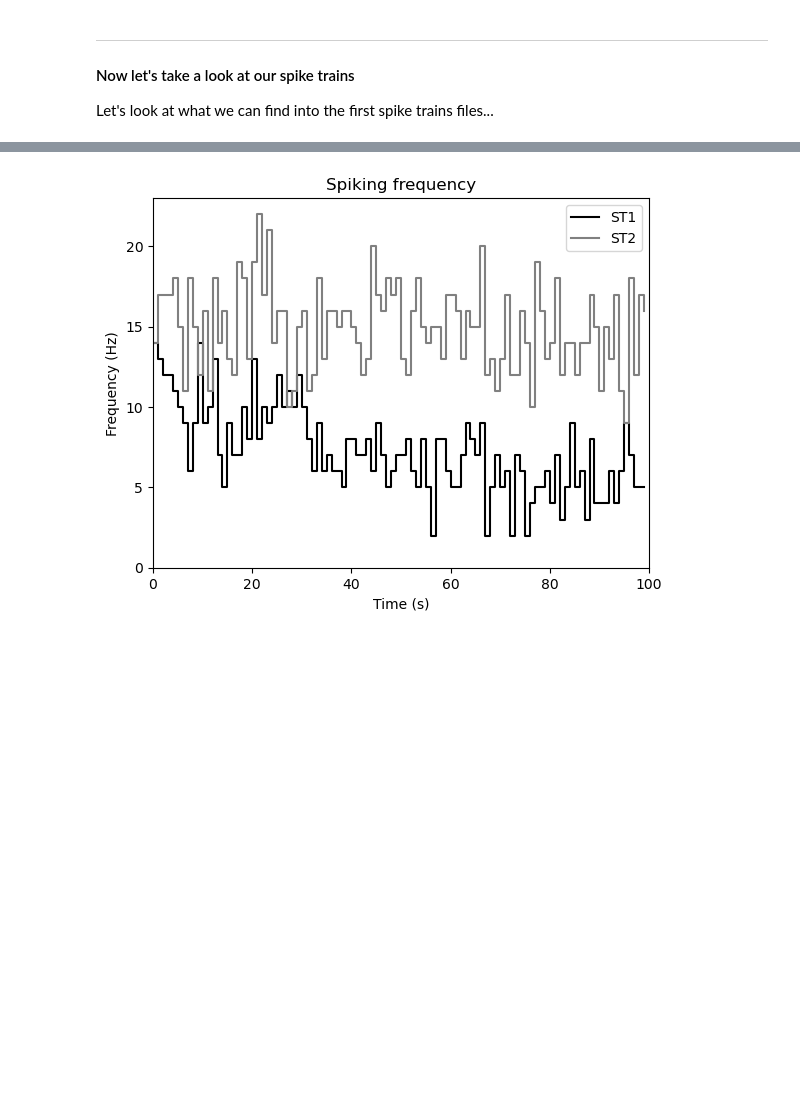
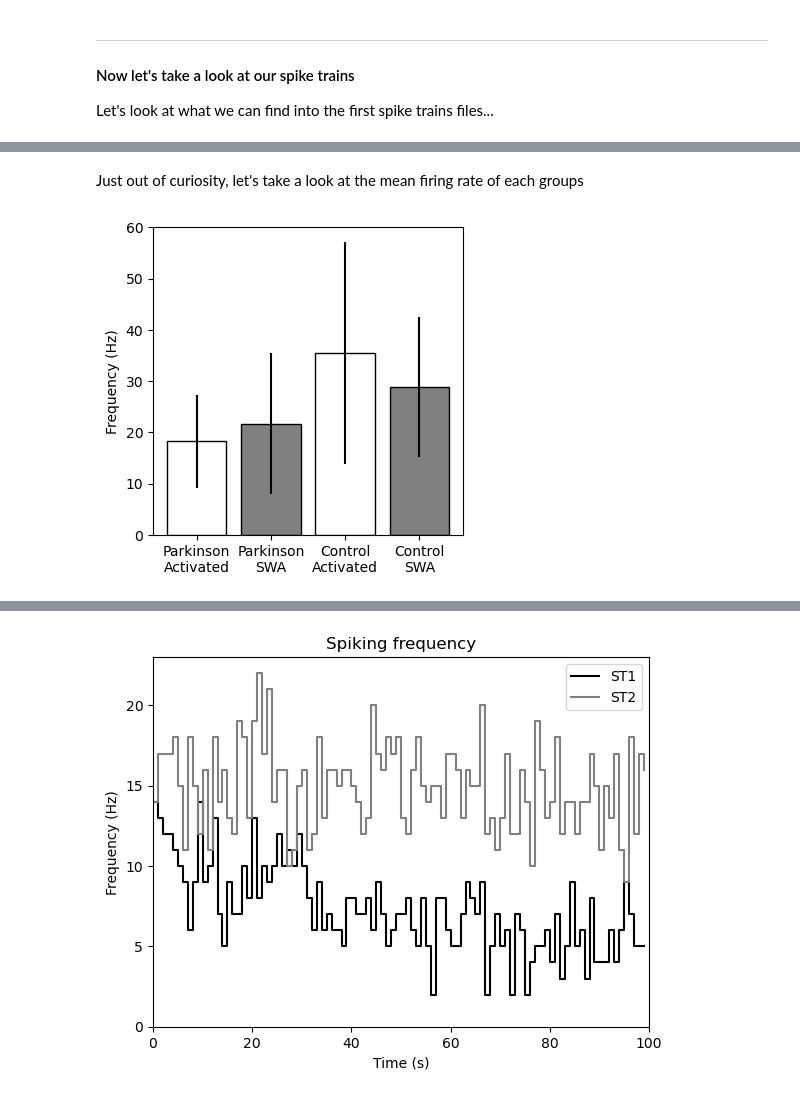
Before and after one commit to nicolas-bsrt/parkinson_project, a Jupyter notebook: project.ipynb, the cells around one changed output, grey strips where cells are left out. Cells and saved outputs as stored; diff of their text form; code cells hidden in the pictures; blank space fills up the shorter version.

```diff
--- a/project.ipynb
+++ b/project.ipynb
@@ -175,3 +176,37 @@ Time resolution: 1.6e-06
+# %% [markdown]
+Just out of curiosity, let's take a look at the mean firing rate of each groups
+# %%
+# Initialize figure (size, axis)
+plt.figure(figsize=(4,4))
+mean_firing = []
+sd_firing = []
+
+# Loop through our 4 groups
+for data_file in data:
+
+    # Get the number of spike for each spike trains recordings
+    st_count = [
+        len(data[data_file][file_name]['times'][0])
+        for file_name in list(data[data_file].keys())
+        if not "EEG" in file_name
+    ]
+
+    # Compute the mean firing rate for each groups
+    st_mean = np.mean(st_count)/eeg_duration
+    mean_firing.append(st_mean)
+    sd_firing.append(np.std(st_count/eeg_duration))
+
+plt.bar(
+    [label.replace(' - ', '\n') for label in data_label.values()],
+    mean_firing,
+    color=('w','gray','w','gray'),
+    edgecolor='k',
+    yerr=sd_firing
+)
+plt.ylabel('Frequency (Hz)')
+plt.show()
+# %% [output]
+[figure, added]
 # %% [markdown]
 # It's time to process some data to get nice figures
 ---
```
Also changed, not shown: parts of 19 cells of this notebook.
